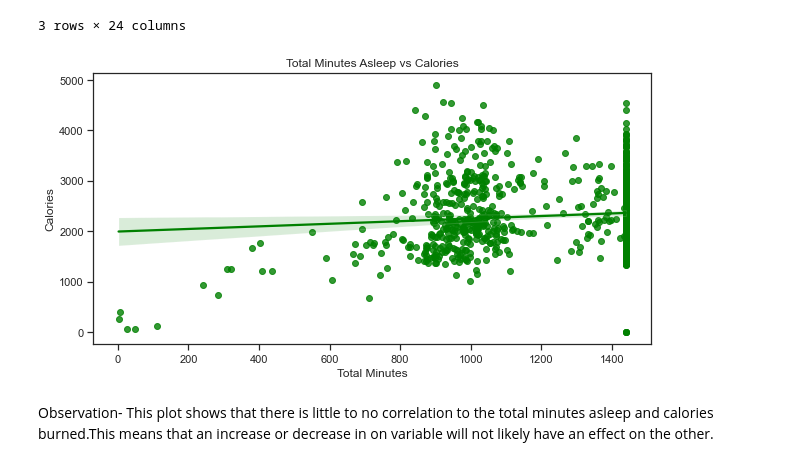
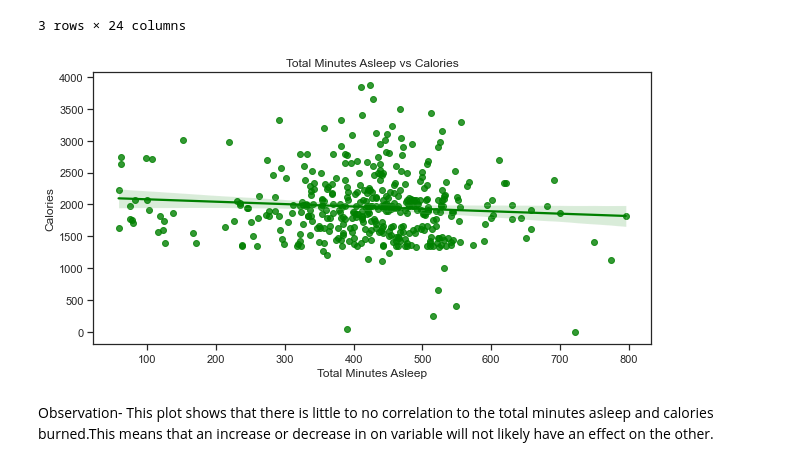
Before and after one commit to Ife-dayo/bellabeat, a Jupyter notebook: exploratory_analysis.ipynb, the cells around one changed output. Cells and saved outputs as stored; diff of their text form; code cells hidden in the pictures.

Commit message:
Updated scatterplot

```diff
--- a/exploratory_analysis.ipynb
+++ b/exploratory_analysis.ipynb
@@ -555,11 +555,11 @@ activity_sleep.head(3)
 3 rows × 24 columns
 # %%
 f, ax = plt.subplots(figsize=(10,5))
-ax= sns.regplot(x='total_mins', y='calories', data=activity_sleep, color='green')
+ax= sns.regplot(x='total_minutes_asleep', y='calories', data=activity_sleep, color='green')
 
-ax.set(xlabel='Total Minutes', ylabel='Calories', title='Total Minutes Asleep vs Calories');
+ax.set(xlabel='Total Minutes Asleep', ylabel='Calories', title='Total Minutes Asleep vs Calories');
 # %% [output]
-[figure, old version]
+[figure, new version]
 # %% [markdown]
 Observation- This plot shows that there is little to no correlation to the total minutes asleep and calories burned.This means that an increase or decrease in on variable will not likely have an effect on the other.
 # %% [markdown]
```
Also changed, not shown: parts of 1 cell of this notebook, 1 other file.
